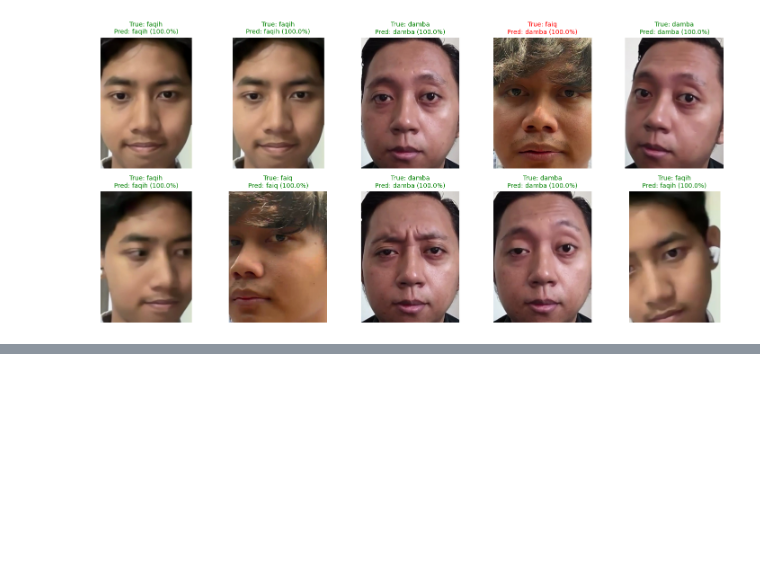
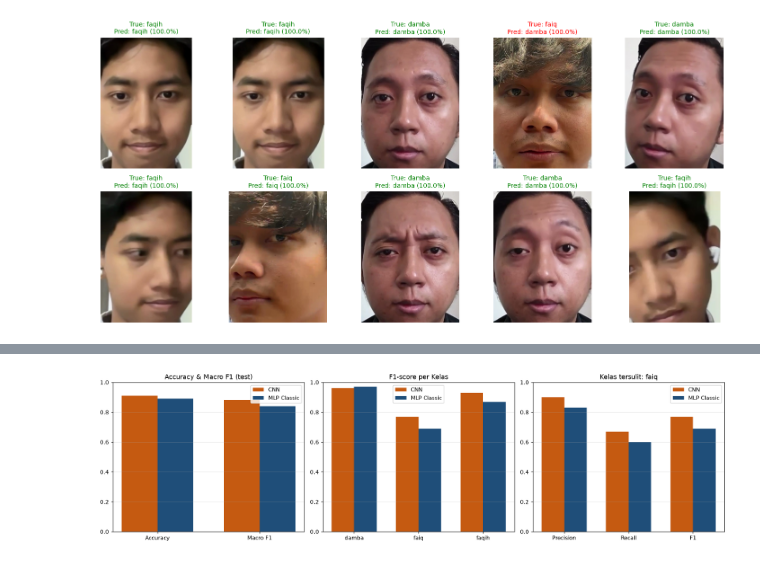
Before and after one commit to faqihfirman/computational-intelligence, a Jupyter notebook: tugas-kelompok/notebooks/cnn_model.ipynb, the cells around one changed output, grey strips where cells are left out. Saved outputs shown, nothing was run; the diff lists cells and outputs as text; code cells hidden in the pictures; blank space fills up the shorter version.

```diff
--- a/tugas-kelompok/notebooks/cnn_model.ipynb
+++ b/tugas-kelompok/notebooks/cnn_model.ipynb
@@ -318,0 +362,82 @@ plot_sample_predictions(model, paths_test, y_test, label_encoder, predict_image,
+# %%
+import numpy as np
+import matplotlib.pyplot as plt
+
+# Angka diambil dari output tersimpan cnn_model.ipynb dan mlp_classic.ipynb (test set 195 gambar)
+comparison = {
+    "CNN": {
+        "accuracy": 0.91, "macro_f1": 0.88,
+        "precision": {"damba": 0.91, "faiq": 0.90, "faqih": 0.92},
+        "recall":    {"damba": 1.00, "faiq": 0.67, "faqih": 0.95},
+        "f1":        {"damba": 0.96, "faiq": 0.77, "faqih": 0.93},
+        "params": 12_864_515, "epochs": 14, "sec_per_epoch": 14.0,
+    },
+    "MLP Classic": {
+        "accuracy": 0.89, "macro_f1": 0.84,
+        "precision": {"damba": 0.94, "faiq": 0.83, "faqih": 0.83},
+        "recall":    {"damba": 1.00, "faiq": 0.60, "faqih": 0.91},
+        "f1":        {"damba": 0.97, "faiq": 0.69, "faqih": 0.87},
+        "params": 6_433_091, "epochs": 50, "sec_per_epoch": 3.5,
+    },
+}
+models = list(comparison)
+classes = ["damba", "faiq", "faqih"]
+
+# --- tabel teks ---
+print(f"{'Metrik':<24}{'CNN':>14}{'MLP Classic':>16}")
+print("-" * 54)
+for label, key in [("Test accuracy", "accuracy"), ("Macro F1 (test)", "macro_f1")]:
+    print(f"{label:<24}{comparison['CNN'][key]:>14.2f}{comparison['MLP Classic'][key]:>16.2f}")
+print(f"{'F1 kelas faiq':<24}{comparison['CNN']['f1']['faiq']:>14.2f}{comparison['MLP Classic']['f1']['faiq']:>16.2f}")
+print(f"{'Recall kelas faiq':<24}{comparison['CNN']['recall']['faiq']:>14.2f}{comparison['MLP Classic']['recall']['faiq']:>16.2f}")
+print(f"{'Total parameter':<24}{comparison['CNN']['params']:>14,}{comparison['MLP Classic']['params']:>16,}")
+print(f"{'Epoch jalan':<24}{comparison['CNN']['epochs']:>14d}{comparison['MLP Classic']['epochs']:>16d}")
+print(f"{'Waktu / epoch (detik)':<24}{comparison['CNN']['sec_per_epoch']:>14.1f}{comparison['MLP Classic']['sec_per_epoch']:>16.1f}")
+
+# --- grafik ---
+colors = {"CNN": "#C55A11", "MLP Classic": "#1F4E79"}
+x = np.arange(len(classes))
+width = 0.35
+
+fig, axes = plt.subplots(1, 3, figsize=(16, 4.5))
+
+# 1) accuracy & macro F1
+metric_labels = ["Accuracy", "Macro F1"]
+xx = np.arange(len(metric_labels))
+for i, m in enumerate(models):
+    vals = [comparison[m]["accuracy"], comparison[m]["macro_f1"]]
+    axes[0].bar(xx + (i - 0.5) * width, vals, width, label=m, color=colors[m])
+axes[0].set_xticks(xx)
+axes[0].set_xticklabels(metric_labels)
+axes[0].set_ylim(0, 1)
+axes[0].set_title("Accuracy & Macro F1 (test)")
+axes[0].legend()
+axes[0].grid(axis="y", alpha=0.3)
+
+# 2) F1 per kelas
+for i, m in enumerate(models):
+    vals = [comparison[m]["f1"][c] for c in classes]
+    axes[1].bar(x + (i - 0.5) * width, vals, width, label=m, color=colors[m])
+axes[1].set_xticks(x)
+axes[1].set_xticklabels(classes)
+axes[1].set_ylim(0, 1)
+axes[1].set_title("F1-score per Kelas")
+axes[1].legend()
+axes[1].grid(axis="y", alpha=0.3)
+
+# 3) precision/recall/F1 pada kelas tersulit (faiq)
+prf = ["precision", "recall", "f1"]
+xx = np.arange(len(prf))
+for i, m in enumerate(models):
+    vals = [comparison[m][k]["faiq"] for k in prf]
+    axes[2].bar(xx + (i - 0.5) * width, vals, width, label=m, color=colors[m])
+axes[2].set_xticks(xx)
+axes[2].set_xticklabels(["Precision", "Recall", "F1"])
+axes[2].set_ylim(0, 1)
+axes[2].set_title("Kelas tersulit: faiq")
+axes[2].legend()
+axes[2].grid(axis="y", alpha=0.3)
+
+plt.tight_layout()
+plt.show()
+# %% [output]
@@ -318,0 +453 @@ plot_sample_predictions(model, paths_test, y_test, label_encoder, predict_image,
+[figure, added]
```
Also changed, not shown: parts of 2 cells of this notebook.
